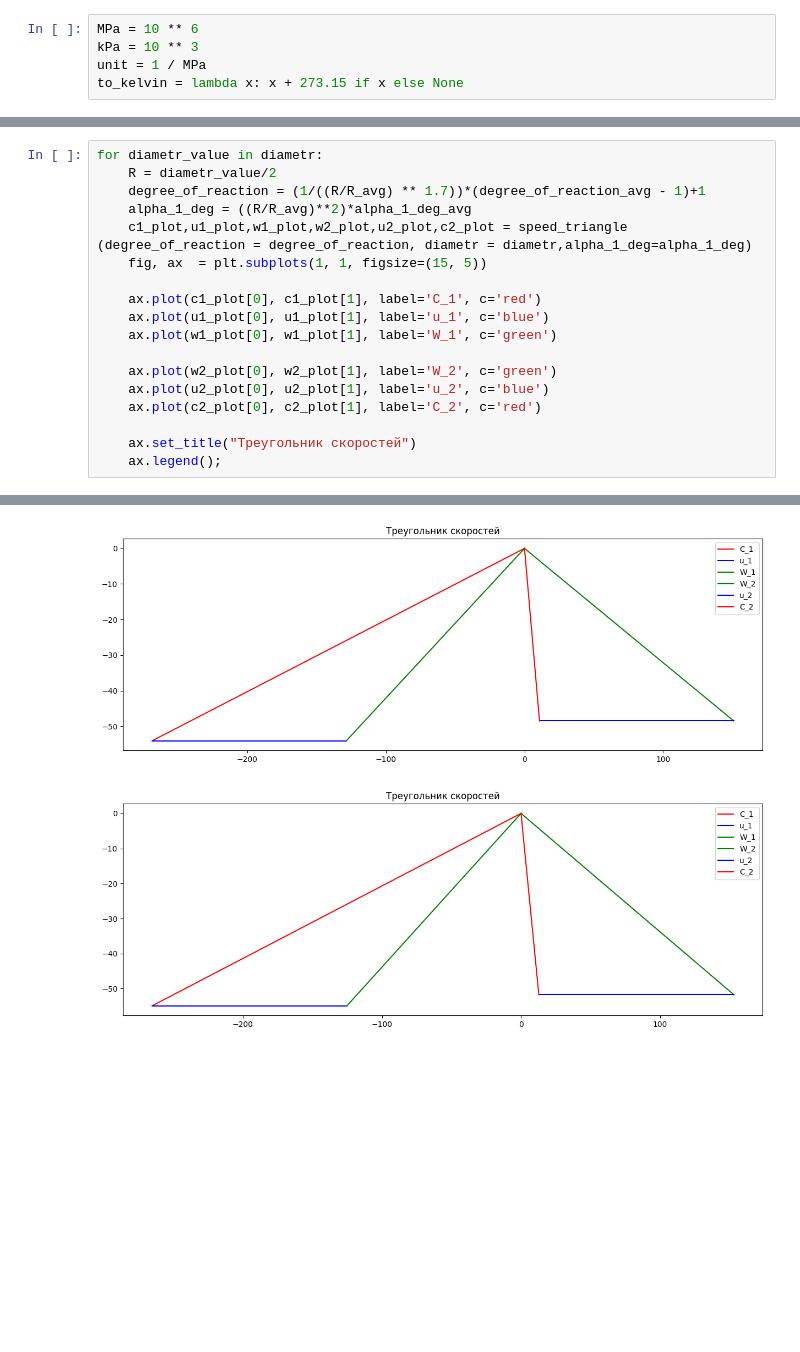
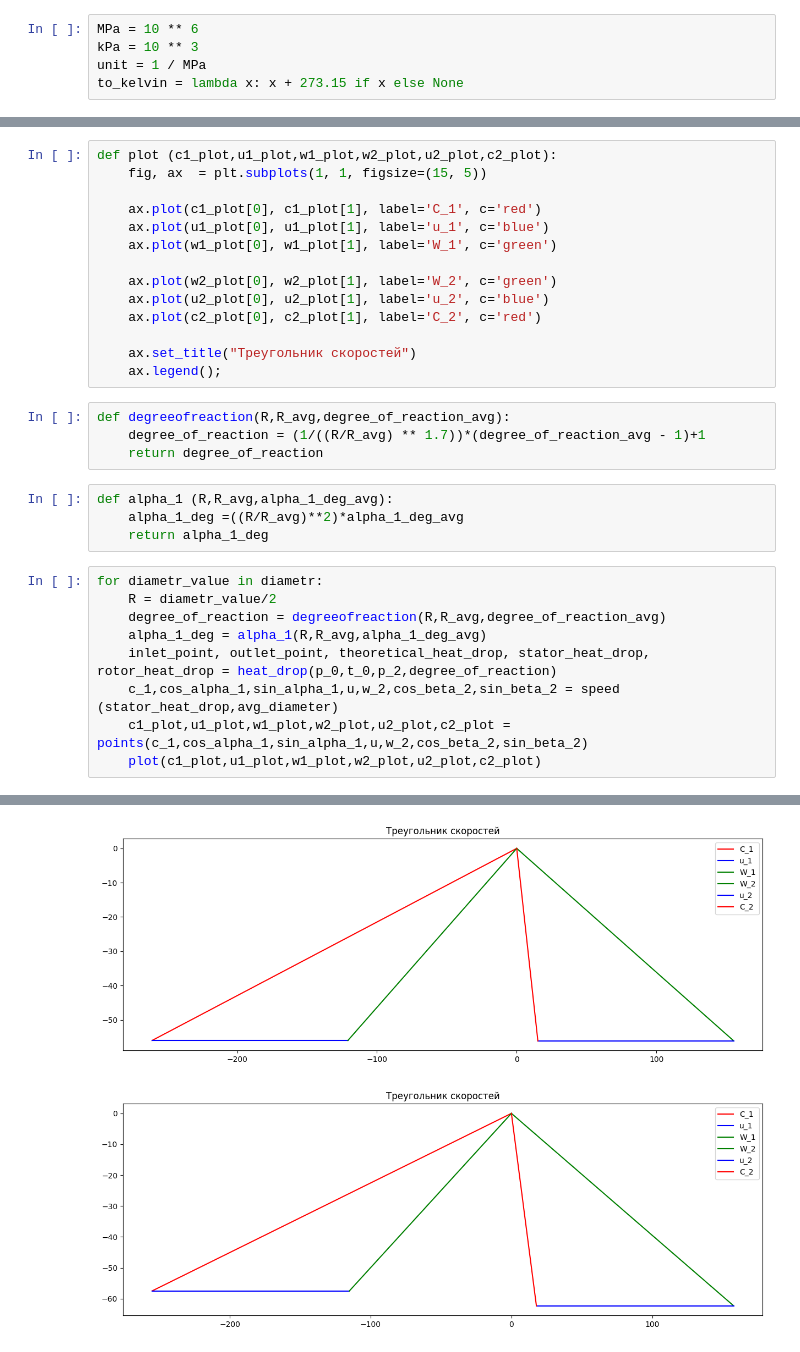
Before and after one commit to BonadykovNM/turbines_2022, a Jupyter notebook: z1_dz3.ipynb, the cells around one changed output, grey strips where cells are left out. Cells and saved outputs as stored; diff of their text form; blank space fills up the shorter version.

```diff
--- a/z1_dz3.ipynb
+++ b/z1_dz3.ipynb
@@ -65,20 +67,33 @@ def speed_triangle(degree_of_reaction,diametr,alpha_1_deg):
+# %%
+def plot (c1_plot,u1_plot,w1_plot,w2_plot,u2_plot,c2_plot):
+    fig, ax  = plt.subplots(1, 1, figsize=(15, 5))
+
+    ax.plot(c1_plot[0], c1_plot[1], label='C_1', c='red')
+    ax.plot(u1_plot[0], u1_plot[1], label='u_1', c='blue')
+    ax.plot(w1_plot[0], w1_plot[1], label='W_1', c='green')
+
+    ax.plot(w2_plot[0], w2_plot[1], label='W_2', c='green')
+    ax.plot(u2_plot[0], u2_plot[1], label='u_2', c='blue')
+    ax.plot(c2_plot[0], c2_plot[1], label='C_2', c='red')
+
+    ax.set_title("Треугольник скоростей")
+    ax.legend();
+# %%
+def degreeofreaction(R,R_avg,degree_of_reaction_avg):
+    degree_of_reaction = (1/((R/R_avg) ** 1.7))*(degree_of_reaction_avg - 1)+1
+    return degree_of_reaction
+# %%
+def alpha_1 (R,R_avg,alpha_1_deg_avg):
+    alpha_1_deg =((R/R_avg)**2)*alpha_1_deg_avg
+    return alpha_1_deg
 # %%
 for diametr_value in diametr:
     R = diametr_value/2
-    degree_of_reaction = (1/((R/R_avg) ** 1.7))*(degree_of_reaction_avg - 1)+1
-    alpha_1_deg = ((R/R_avg)**2)*alpha_1_deg_avg
-    c1_plot,u1_plot,w1_plot,w2_plot,u2_plot,c2_plot = speed_triangle (degree_of_reaction = degree_of_reaction, diametr = diametr,alpha_1_deg=alpha_1_deg)
-    fig, ax  = plt.subplots(1, 1, figsize=(15, 5))
-
-    ax.plot(c1_plot[0], c1_plot[1], label='C_1', c='red')
-    ax.plot(u1_plot[0], u1_plot[1], label='u_1', c='blue')
-    ax.plot(w1_plot[0], w1_plot[1], label='W_1', c='green')
-
-    ax.plot(w2_plot[0], w2_plot[1], label='W_2', c='green')
-    ax.plot(u2_plot[0], u2_plot[1], label='u_2', c='blue')
-    ax.plot(c2_plot[0], c2_plot[1], label='C_2', c='red')
-
-    ax.set_title("Треугольник скоростей")
-    ax.legend();
+    degree_of_reaction = degreeofreaction(R,R_avg,degree_of_reaction_avg)
+    alpha_1_deg = alpha_1(R,R_avg,alpha_1_deg_avg)
+    inlet_point, outlet_point, theoretical_heat_drop, stator_heat_drop, rotor_heat_drop = heat_drop(p_0,t_0,p_2,degree_of_reaction)
+    c_1,cos_alpha_1,sin_alpha_1,u,w_2,cos_beta_2,sin_beta_2 = speed (stator_heat_drop,avg_diameter)
+    c1_plot,u1_plot,w1_plot,w2_plot,u2_plot,c2_plot = points(c_1,cos_alpha_1,sin_alpha_1,u,w_2,cos_beta_2,sin_beta_2)
+    plot(c1_plot,u1_plot,w1_plot,w2_plot,u2_plot,c2_plot)
 # %% [output]
 [figure]
@@ -87,2 +102,2 @@ for diametr_value in diametr:
-[figure, old version]
+[figure, new version]
-[figure, old version]
+[figure, new version]
```
Also changed, not shown: parts of 6 cells of this notebook.
